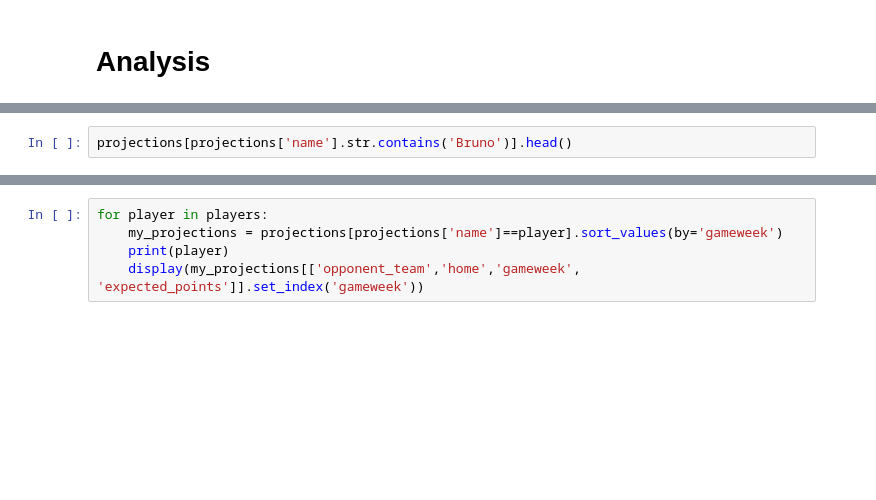
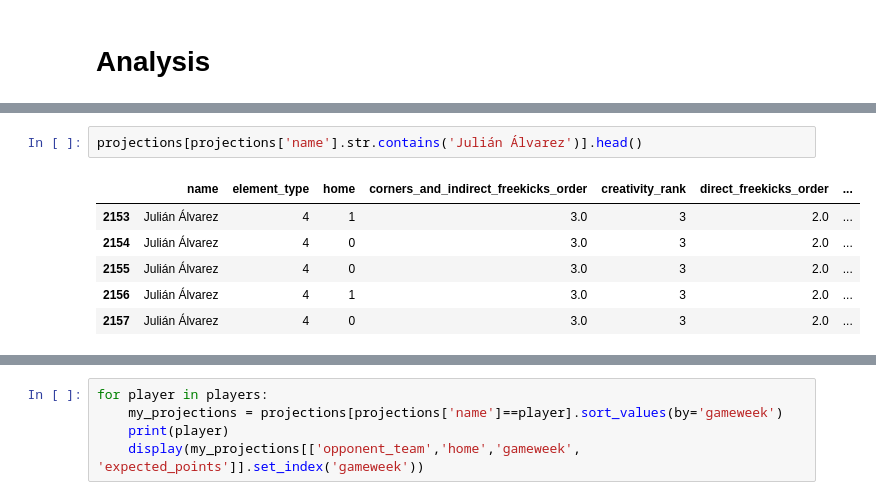
Before and after one commit to jaksticks/Fantasy-Premier-League, a Jupyter notebook: season23_24/notebooks/6_player_analysis.ipynb, the cells around one changed output, grey strips where cells are left out. Drawn from its saved outputs; the diff is of its cells as text; blank space fills up the shorter version.

```diff
--- a/season23_24/notebooks/6_player_analysis.ipynb
+++ b/season23_24/notebooks/6_player_analysis.ipynb
@@ -36,2 +109,9 @@ df
 # %%
-projections[projections['name'].str.contains('Bruno')].head()
+projections[projections['name'].str.contains('Julián Álvarez')].head()
+# %% [output]
+|  | name | element_type | home | corners_and_indirect_freekicks_order | creativity_rank | direct_freekicks_order | ... |
+| 2153 | Julián Álvarez | 4 | 1 | 3.0 | 3 | 2.0 | ... |
+| 2154 | Julián Álvarez | 4 | 0 | 3.0 | 3 | 2.0 | ... |
+| 2155 | Julián Álvarez | 4 | 0 | 3.0 | 3 | 2.0 | ... |
+| 2156 | Julián Álvarez | 4 | 1 | 3.0 | 3 | 2.0 | ... |
+| 2157 | Julián Álvarez | 4 | 0 | 3.0 | 3 | 2.0 | ... |
```
Also changed, not shown: parts of 9 cells of this notebook, 11 other files.
